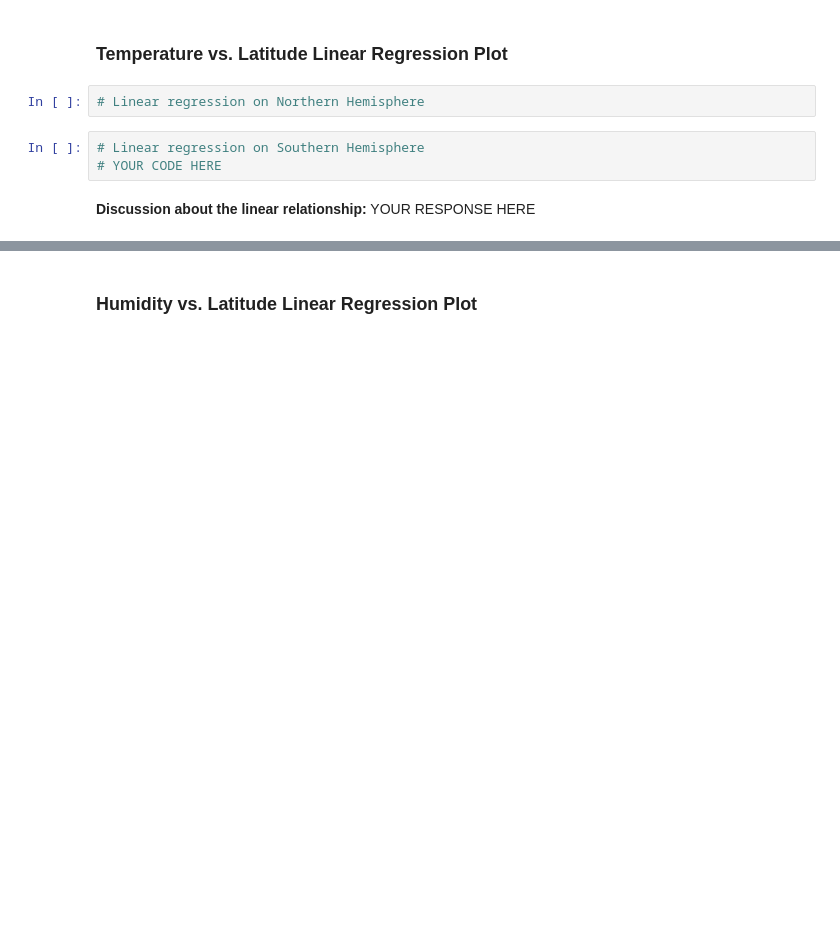
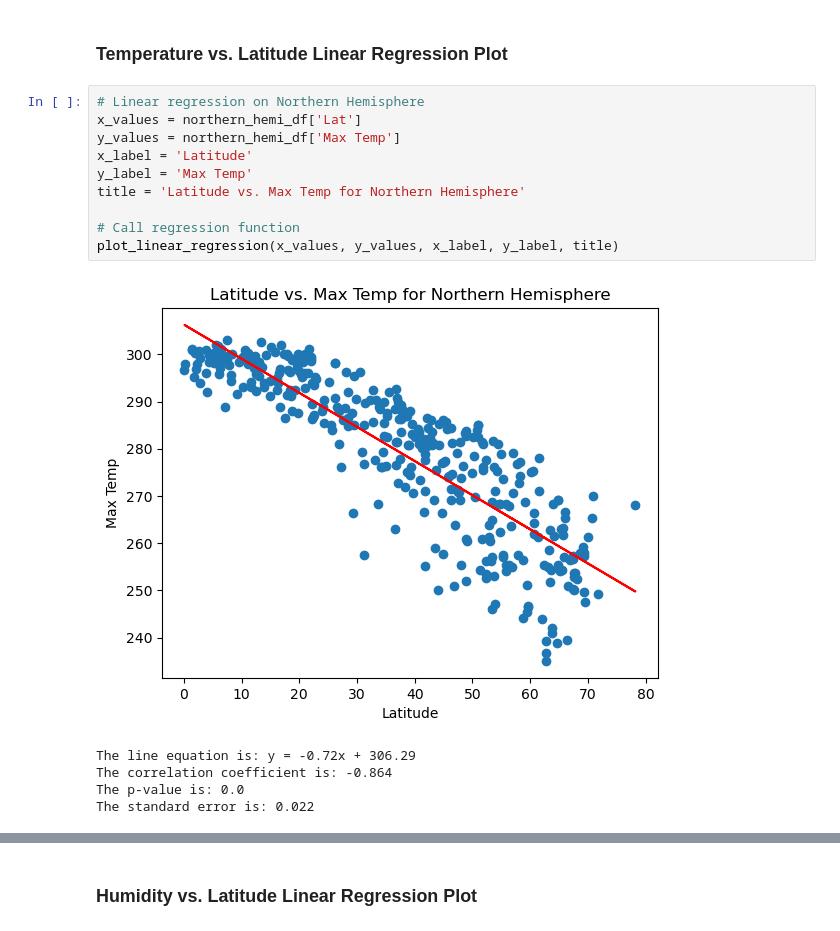
Before and after one commit to ktennant5378/python-api-challenge, a Jupyter notebook: starter_code/WeatherPy.ipynb, the cells around one changed output, grey strips where cells are left out. Drawn from its saved outputs; the diff is of its cells as text; blank space fills up the shorter version.

```diff
--- a/starter_code/WeatherPy.ipynb
+++ b/starter_code/WeatherPy.ipynb
@@ -371,9 +389,18 @@ there are 170 cities in the southern hemisphere
 # %% [markdown]
 ###  Temperature vs. Latitude Linear Regression Plot
-# %%
-# Linear regression on Northern Hemisphere
-# %%
-# Linear regression on Southern Hemisphere
-# YOUR CODE HERE
-# %% [markdown]
-**Discussion about the linear relationship:** YOUR RESPONSE HERE
+# %%
+# Linear regression on Northern Hemisphere
+x_values = northern_hemi_df['Lat']
+y_values = northern_hemi_df['Max Temp']
+x_label = 'Latitude'
+y_label = 'Max Temp'
+title = 'Latitude vs. Max Temp for Northern Hemisphere'
+
+# Call regression function
+plot_linear_regression(x_values, y_values, x_label, y_label, title)
+# %% [output]
+[figure, added]
+The line equation is: y = -0.72x + 306.29
+The correlation coefficient is: -0.864
+The p-value is: 0.0
+The standard error is: 0.022
```
Also changed, not shown: parts of 36 cells of this notebook, 5 other files.
